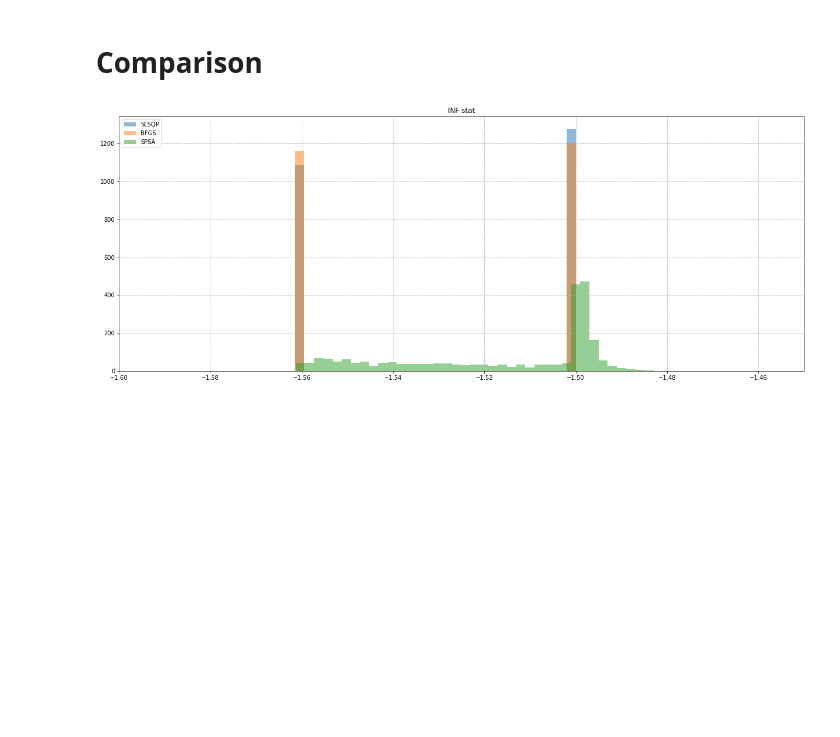
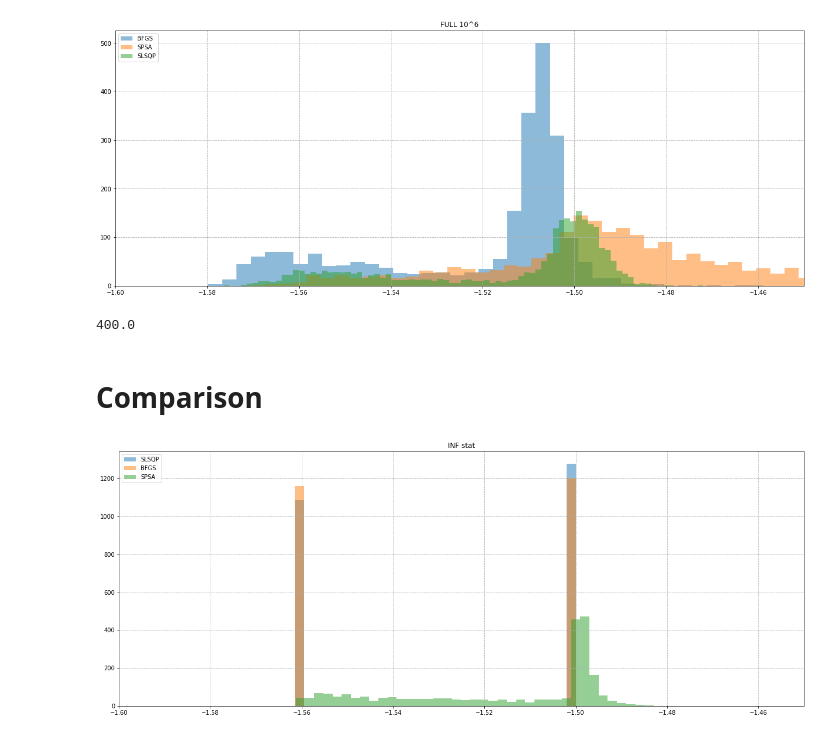
Before and after one commit to applevitya/vqe, a Jupyter notebook: report.ipynb, the cells around one changed output. Drawn from its saved outputs; the diff is of its cells as text; code cells hidden in the pictures; blank space fills up the shorter version.

```diff
--- a/report.ipynb
+++ b/report.ipynb
@@ -35,6 +43,14 @@ def hist_union(fileway,b,name,title):
     ax.set_xlim(-1.6,-1.45)
     ax.legend(loc='upper left')
     ax.set_title(title)
+# %%
+hist_union(fileway= ['Data/vqe_hadamard_bfgs_10^4.txt','Data/vqe_hadamard_spsa_10^4_maxiter_47.txt','Data/vqe_hadamard_slsqp_10^4_maxiter_100.txt'],name = ['BFGS','SPSA','SLSQP'], b = [1000,1000,1000], title = 'FULL 10^6')
+# %% [output]
+[figure, added]
+# %%
+total_shots('Data/vqe_hadamard_spsa_10^4.txt',1)
+# %% [output]
+400.0
 # %% [markdown]
 # Сomparison
 # %%
```
Also changed, not shown: parts of 3 cells of this notebook, 12 other files.
